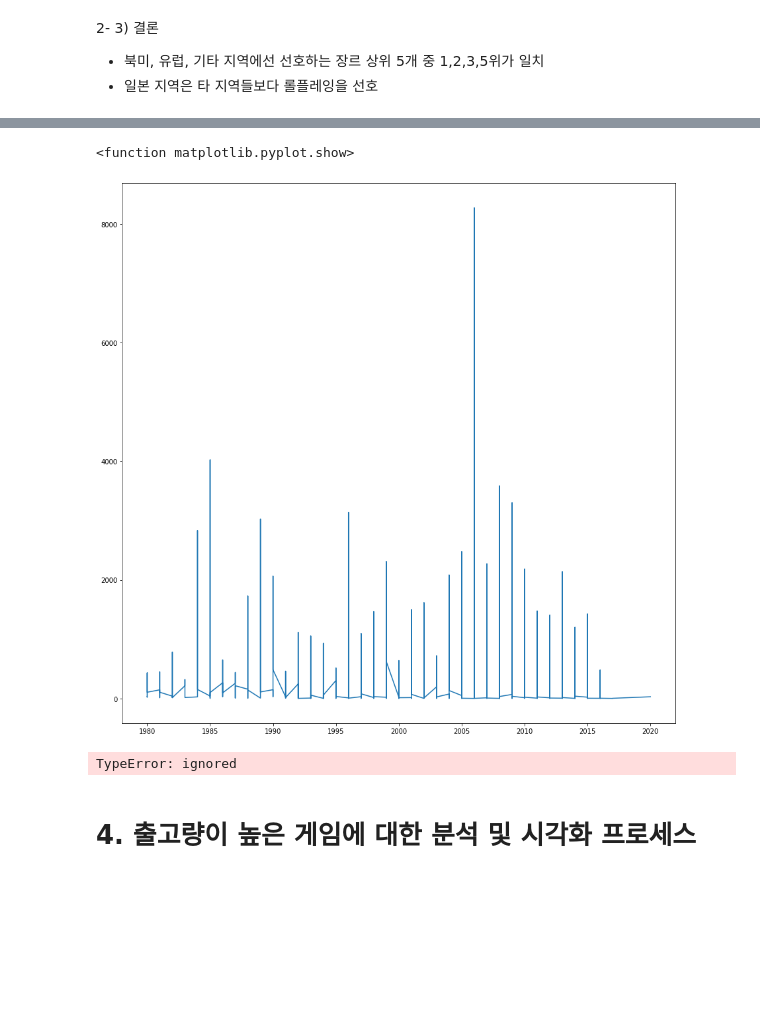
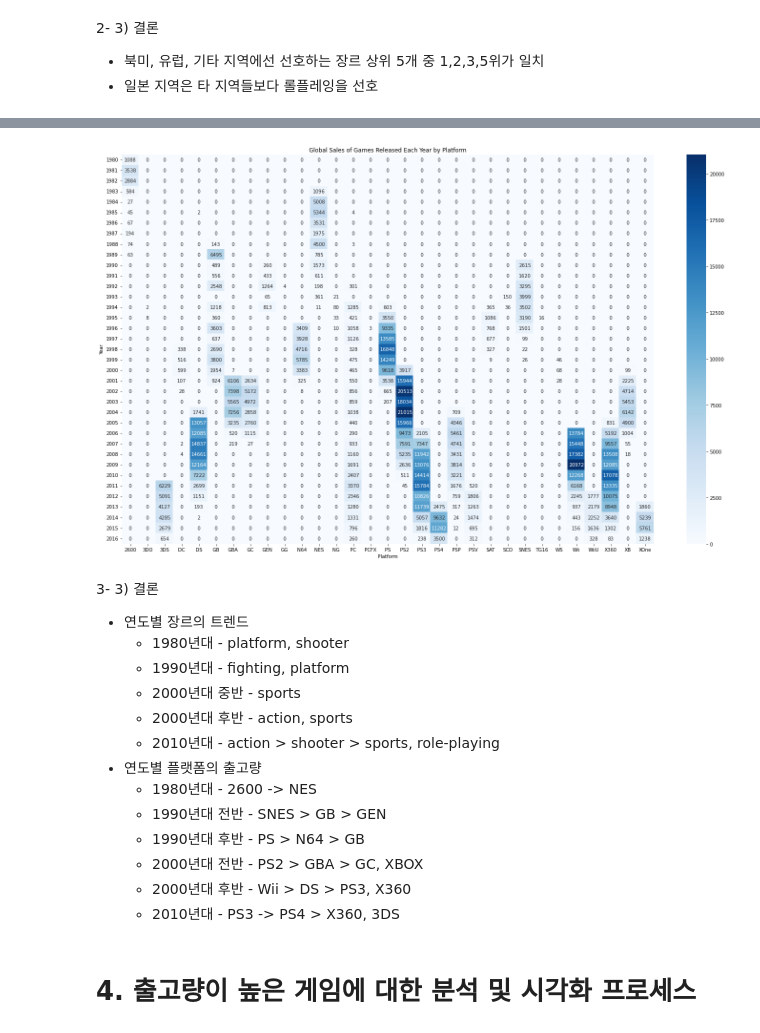
Before and after one commit to wisesprout/video-game-sales-analysis, a Jupyter notebook: Project1.ipynb, the cells around one changed output, grey strips where cells are left out. Saved outputs shown, nothing was run; the diff lists cells and outputs as text; code cells hidden in the pictures; blank space fills up the shorter version.

```diff
--- a/Project1.ipynb
+++ b/Project1.ipynb
@@ -288,16 +275,0 @@ df3_t.head()
-# %%
-# 시각화
-fig = plt.figure(figsize = (15,15))  # 배경
-fig.set_facecolor('white')
-
-plt.plot(df3.index, df3.Sales_Sum)
-plt.show
-# %% [output]
-<function matplotlib.pyplot.show>
-[figure, removed]
-# %%
-y_g['Sales_Sum'] = y_g['NA_Sales'] + y_g['EU_Sales'] + y_g['JP_Sales'] + y_g['Other_Sales']
-#y_g.drop(y_g[['NA_Sales','EU_Sales','JP_Sales','Other_Sales']], axis = 1, inplace = True)
-y_g.head(6)
-# %% [output]
-TypeError: ignored
@@ -312,2 +276,29 @@ y_g_t.head()
+# %%
+# 연도별 플랫폼 출고량 시각화
+plt.figure(figsize = (25, 15))
+sns.heatmap(y_p, cmap = 'Blues', annot = True, fmt = 'd')
+plt.xlabel('Platform')
+plt.ylabel('Year')
+plt.title('Global Sales of Games Released Each Year by Platform')
+plt.show()
+# %% [output]
+[figure, added]
+# %% [markdown]
+3- 3) 결론
+
+
+*   연도별 장르의 트렌드
+     - 1980년대 - platform, shooter
+     - 1990년대 - fighting, platform
+     - 2000년대 중반 - sports
+     - 2000년대 후반 - action, sports
+     - 2010년대 - action > shooter > sports, role-playing
+*   연도별 플랫폼의 출고량
+     - 1980년대 - 2600 -> NES
+     - 1990년대 전반 - SNES > GB > GEN
+     - 1990년대 후반 - PS > N64 > GB
+     - 2000년대 전반 - PS2 > GBA > GC, XBOX
+     - 2000년대 후반 - Wii > DS > PS3, X360
+     - 2010년대 - PS3 -> PS4 > X360, 3DS
 # %% [markdown]
 # 4. 출고량이 높은 게임에 대한 분석 및 시각화 프로세스
```
Also changed, not shown: parts of 14 cells of this notebook.
